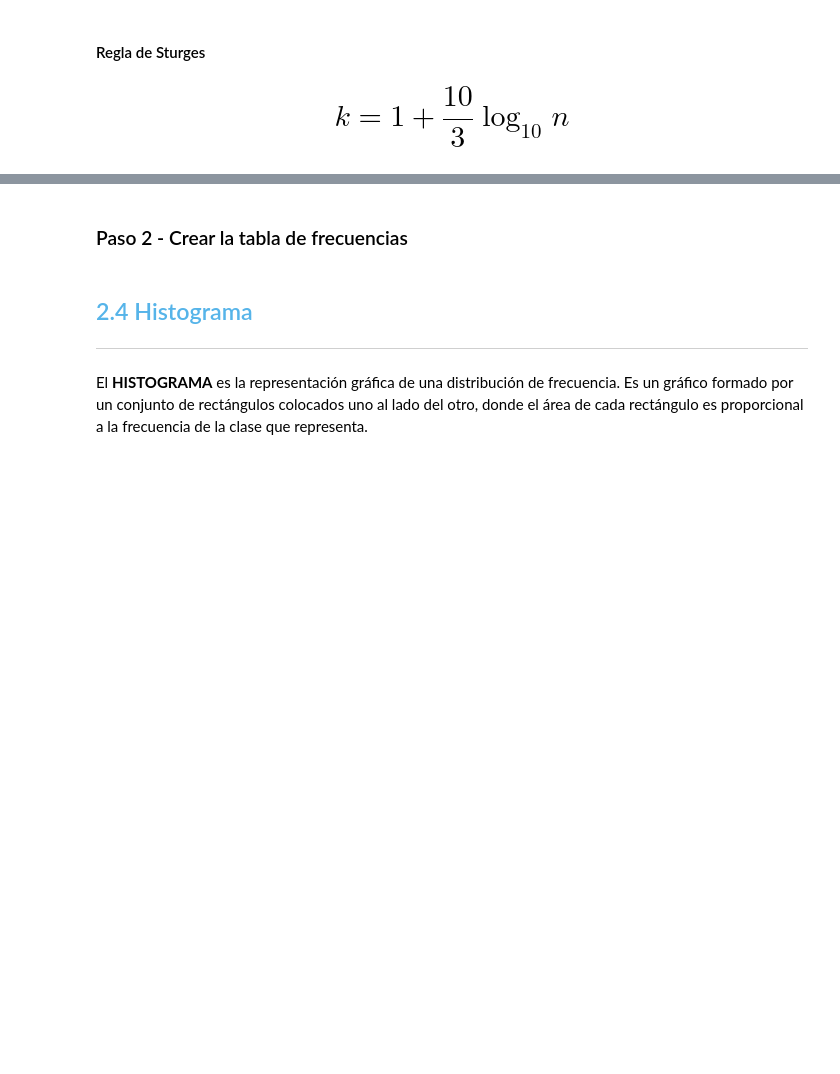
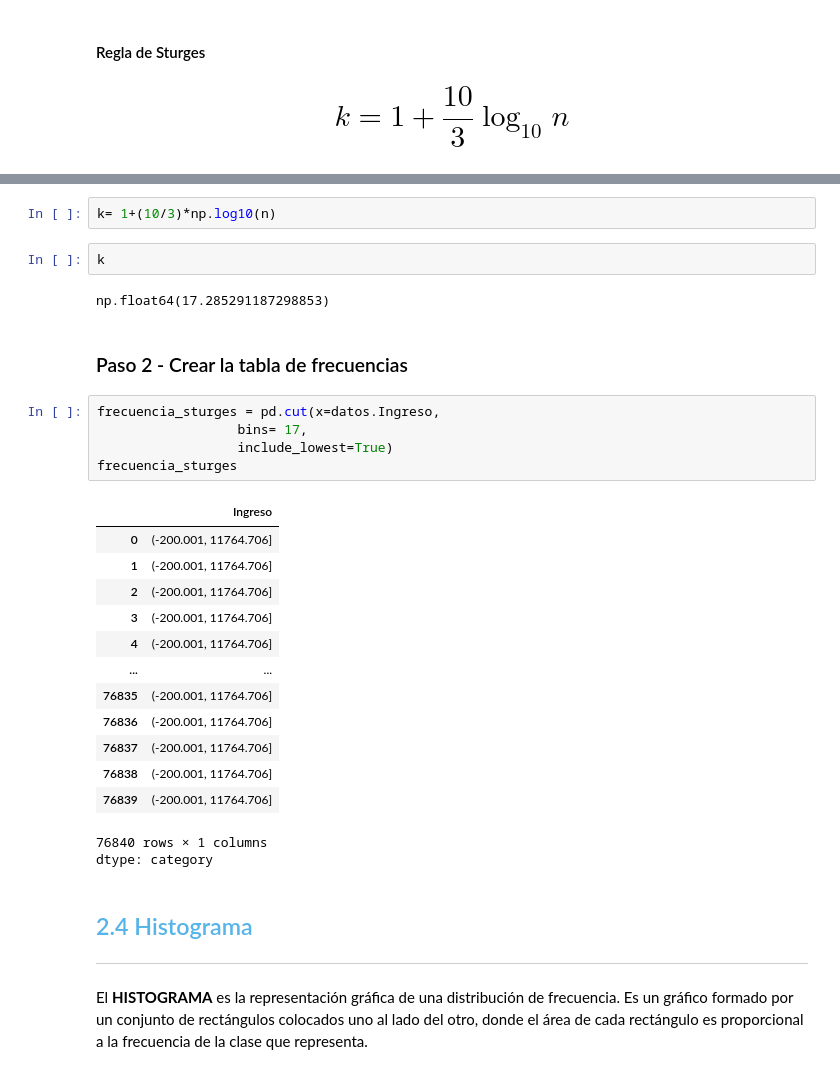
Before and after one commit to gabrielaData-bot/2048-python-para-data-science-trabajar-con-funciones, a Jupyter notebook: Curso_de_Estadística_con_Python_1.ipynb, the cells around one changed output, grey strips where cells are left out. Saved outputs shown, nothing was run; the diff lists cells and outputs as text; blank space fills up the shorter version.

```diff
--- a/Curso_de_Estadística_con_Python_1.ipynb
+++ b/Curso_de_Estadística_con_Python_1.ipynb
@@ -380,5 +479,31 @@ http://www.numpy.org/
+# %%
+k= 1+(10/3)*np.log10(n)
+# %%
+k
+# %% [output]
+np.float64(17.285291187298853)
 # %% [markdown]
 ### Paso 2 - Crear la tabla de frecuencias
+# %%
+frecuencia_sturges = pd.cut(x=datos.Ingreso,
+                  bins= 17,
+                  include_lowest=True)
+frecuencia_sturges
+# %% [output]
+|  | Ingreso |
+| 0 | (-200.001, 11764.706] |
+| 1 | (-200.001, 11764.706] |
+| 2 | (-200.001, 11764.706] |
+| 3 | (-200.001, 11764.706] |
+| 4 | (-200.001, 11764.706] |
+| ... | ... |
+| 76835 | (-200.001, 11764.706] |
+| 76836 | (-200.001, 11764.706] |
+| 76837 | (-200.001, 11764.706] |
+| 76838 | (-200.001, 11764.706] |
+| 76839 | (-200.001, 11764.706] |
+76840 rows × 1 columns
+dtype: category
 # %% [markdown]
 ## <font color=#56B4E9>2.4 Histograma</font>
 ***
```
Also changed, not shown: parts of 13 cells of this notebook.
